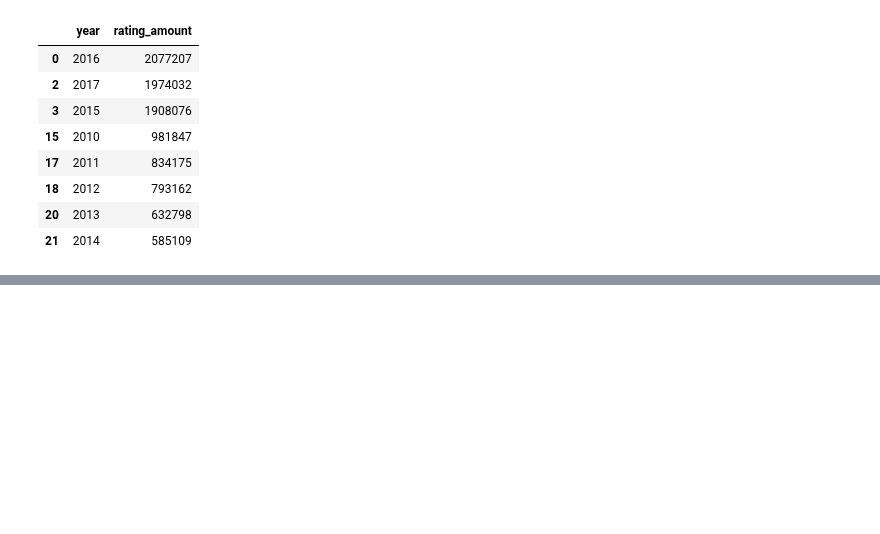
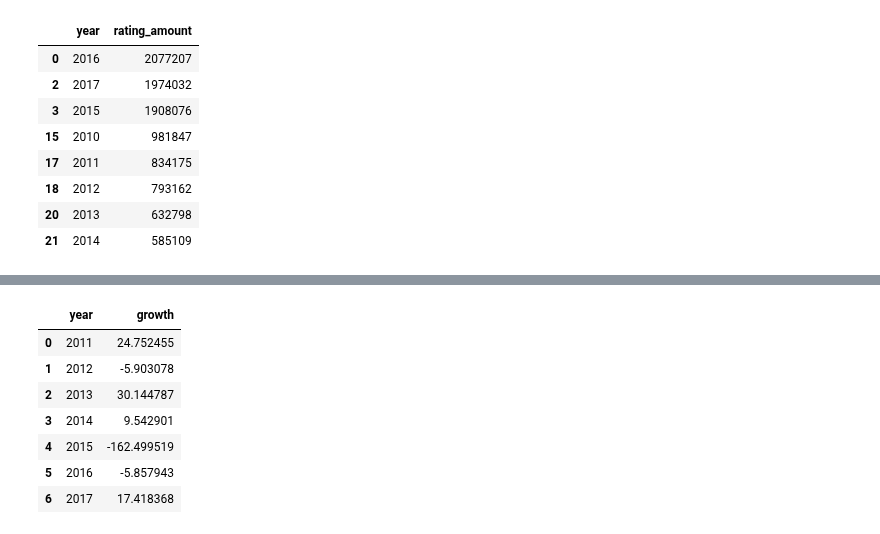
Before and after one commit to fabienmorgan/HSLU_DVIZ_HS22, a Jupyter notebook: Data_Processing/Visualisation_Single_Ratings_Over_Time.ipynb, the cells around one changed output, grey strips where cells are left out. Cells and saved outputs as stored; diff of their text form; code cells hidden in the pictures; blank space fills up the shorter version.

```diff
--- a/Data_Processing/Visualisation_Single_Ratings_Over_Time.ipynb
+++ b/Data_Processing/Visualisation_Single_Ratings_Over_Time.ipynb
@@ -222,0 +227,13 @@ test_2.head(8)
+# %%
+growth_user_single_ratings_compared_all_ratings = single_user_ratings_growth.copy()
+growth_user_single_ratings_compared_all_ratings['growth'] = growth_user_single_ratings_compared_all_ratings['growth'] - all_user_ratings_growth['growth']
+growth_user_single_ratings_compared_all_ratings.head(9)
+# %% [output]
+|  | year | growth |
+| 0 | 2011 | 24.752455 |
+| 1 | 2012 | -5.903078 |
+| 2 | 2013 | 30.144787 |
+| 3 | 2014 | 9.542901 |
+| 4 | 2015 | -162.499519 |
+| 5 | 2016 | -5.857943 |
+| 6 | 2017 | 17.418368 |
```
Also changed, not shown: parts of 9 cells of this notebook.
